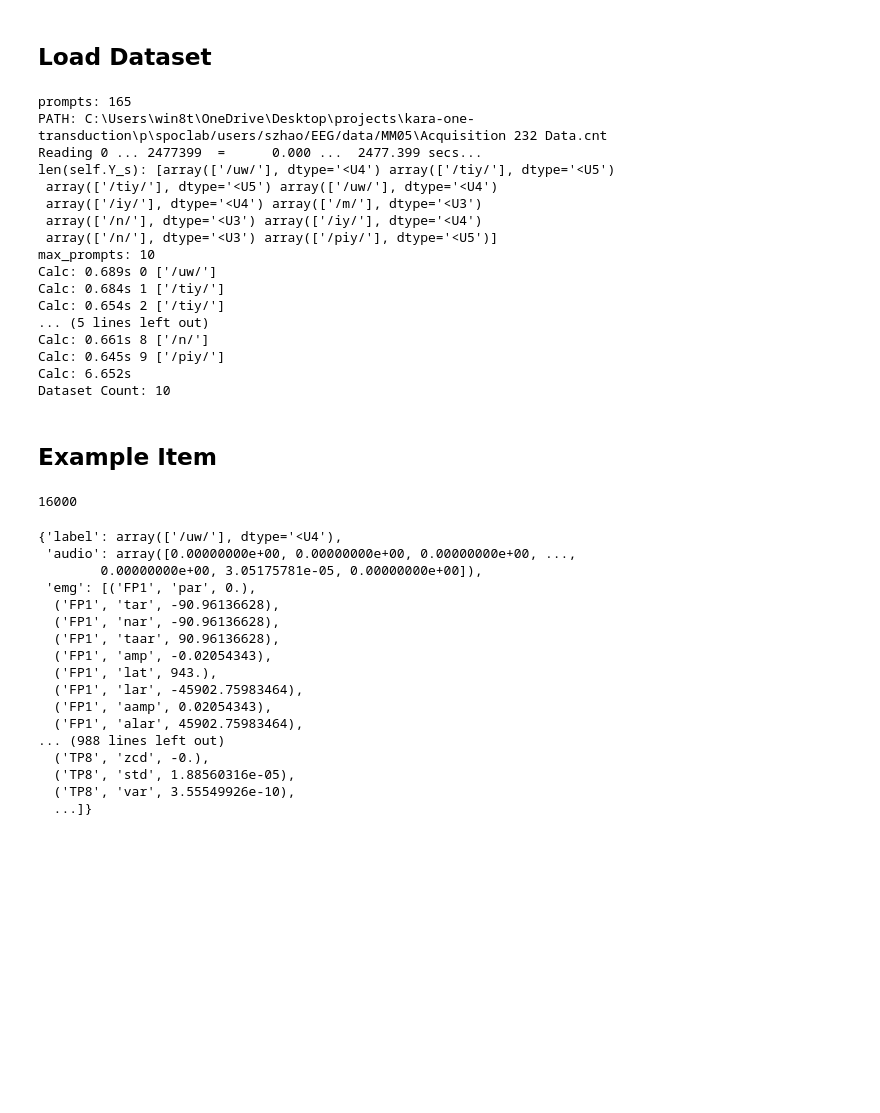
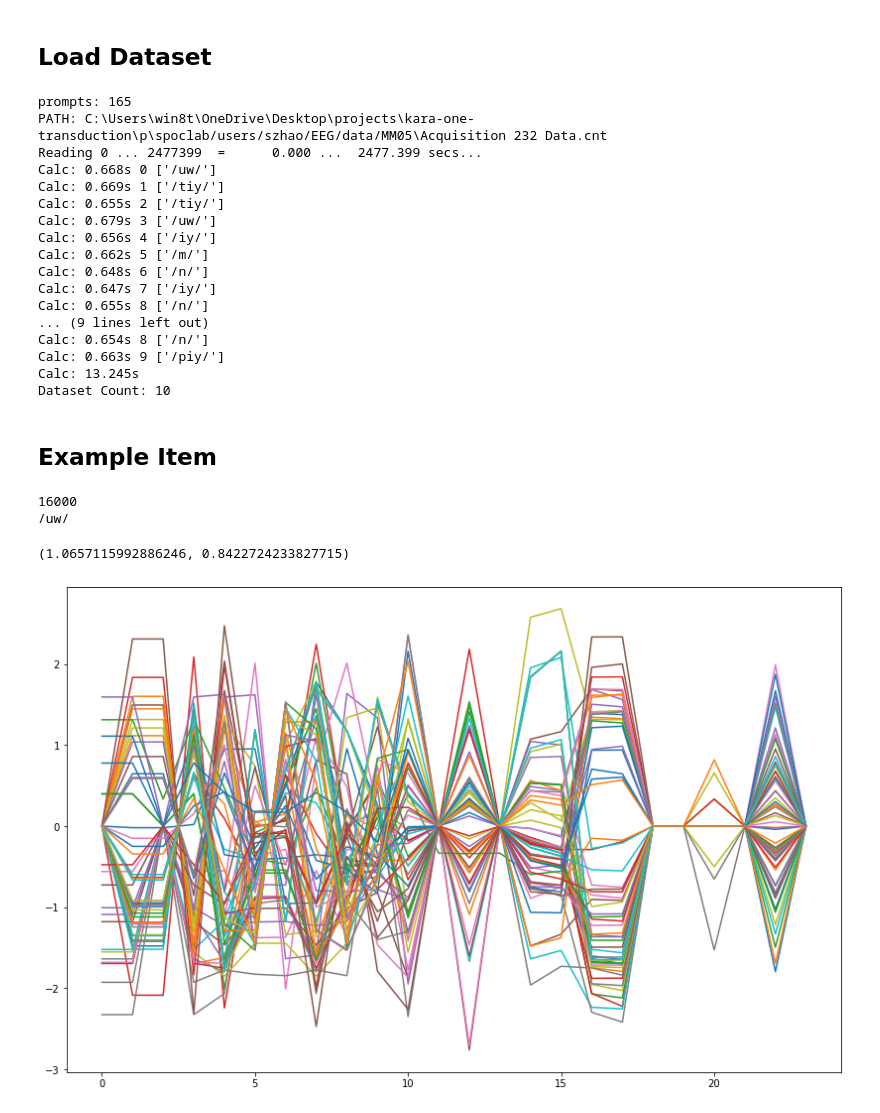
Before and after one commit to MiscellaneousStuff/kara-one-transduction, a Jupyter notebook: main.ipynb, the cells around one changed output. Saved outputs shown, nothing was run; the diff lists cells and outputs as text; code cells hidden in the pictures; blank space fills up the shorter version.

Commit message:
split rest and active emg signals, added feature scaling and visualisation

```diff
--- a/main.ipynb
+++ b/main.ipynb
@@ -6,46 +6,43 @@
 from lib import KaraOneDataset
 
 dataset_dir = "C:\\Users\\win8t\\OneDrive\\Desktop\\projects\\kara-one-transduction\\p"
-dataset = KaraOneDataset(dataset_dir, max_prompts=10)
+dataset = KaraOneDataset(dataset_dir, max_prompts=10, scale_data=True, start_idx=0)
 print("Dataset Count:", len(dataset))
 # %% [output]
 prompts: 165
 PATH: C:\Users\win8t\OneDrive\Desktop\projects\kara-one-transduction\p\spoclab/users/szhao/EEG/data/MM05\Acquisition 232 Data.cnt
 Reading 0 ... 2477399  =      0.000 ...  2477.399 secs...
-len(self.Y_s): [array(['/uw/'], dtype='<U4') array(['/tiy/'], dtype='<U5')
- array(['/tiy/'], dtype='<U5') array(['/uw/'], dtype='<U4')
- array(['/iy/'], dtype='<U4') array(['/m/'], dtype='<U3')
- array(['/n/'], dtype='<U3') array(['/iy/'], dtype='<U4')
- array(['/n/'], dtype='<U3') array(['/piy/'], dtype='<U5')]
-max_prompts: 10
-Calc: 0.689s 0 ['/uw/']
-Calc: 0.684s 1 ['/tiy/']
-Calc: 0.654s 2 ['/tiy/']
-... (5 lines left out)
-Calc: 0.661s 8 ['/n/']
-Calc: 0.645s 9 ['/piy/']
-Calc: 6.652s
+Calc: 0.668s 0 ['/uw/']
+Calc: 0.669s 1 ['/tiy/']
+Calc: 0.655s 2 ['/tiy/']
+Calc: 0.679s 3 ['/uw/']
+Calc: 0.656s 4 ['/iy/']
+Calc: 0.662s 5 ['/m/']
+Calc: 0.648s 6 ['/n/']
+Calc: 0.647s 7 ['/iy/']
+Calc: 0.655s 8 ['/n/']
+... (9 lines left out)
+Calc: 0.654s 8 ['/n/']
+Calc: 0.663s 9 ['/piy/']
+Calc: 13.245s
 Dataset Count: 10
 # %% [markdown]
 ## Example Item
-# %%
-dataset[0]
-# %% [output]
-16000
-{'label': array(['/uw/'], dtype='<U4'),
- 'audio': array([0.00000000e+00, 0.00000000e+00, 0.00000000e+00, ...,
-        0.00000000e+00, 3.05175781e-05, 0.00000000e+00]),
- 'emg': [('FP1', 'par', 0.),
-  ('FP1', 'tar', -90.96136628),
-  ('FP1', 'nar', -90.96136628),
-  ('FP1', 'taar', 90.96136628),
-  ('FP1', 'amp', -0.02054343),
-  ('FP1', 'lat', 943.),
-  ('FP1', 'lar', -45902.75983464),
-  ('FP1', 'aamp', 0.02054343),
-  ('FP1', 'alar', 45902.75983464),
-... (988 lines left out)
-  ('TP8', 'zcd', -0.),
-  ('TP8', 'std', 1.88560316e-05),
-  ('TP8', 'var', 3.55549926e-10),
-  ...]}
+# %%
+import matplotlib.pyplot as plt
+import numpy as np
+plt.rcParams["figure.figsize"] = (14, 9)
+
+example = dataset[0]
+print(example["label"])
+emg_split = np.split(example["emg_active"], 62)
+for emg in emg_split:
+    plt.plot(emg)
+# plt.plot(example["emg_rest"])
+# plt.plot(example["emg_active"])
+example["emg_rest"].var(), example["emg_active"].var()
+# %% [output]
+16000
+/uw/
+(1.0657115992886246, 0.8422724233827715)
+[figure, added]
```
Also changed, not shown: parts of 1 cell of this notebook, 2 other files.
